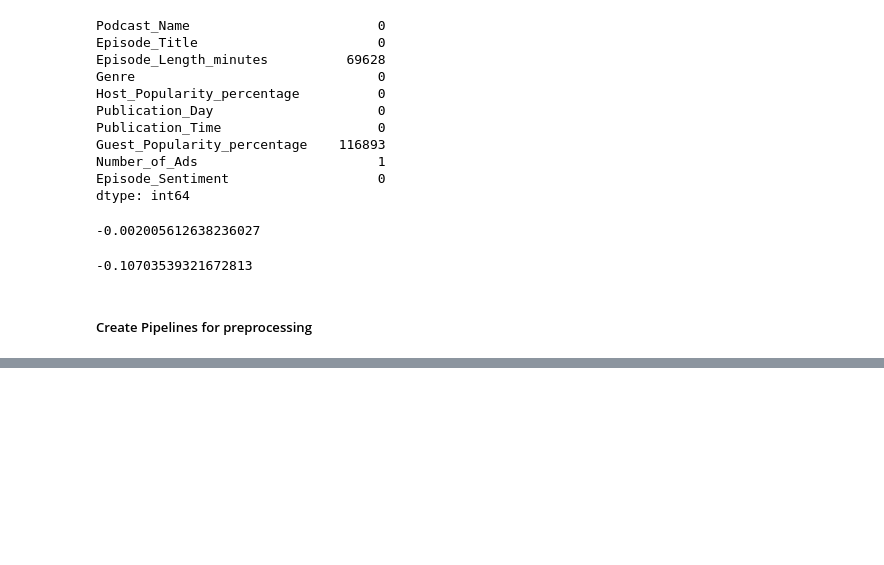
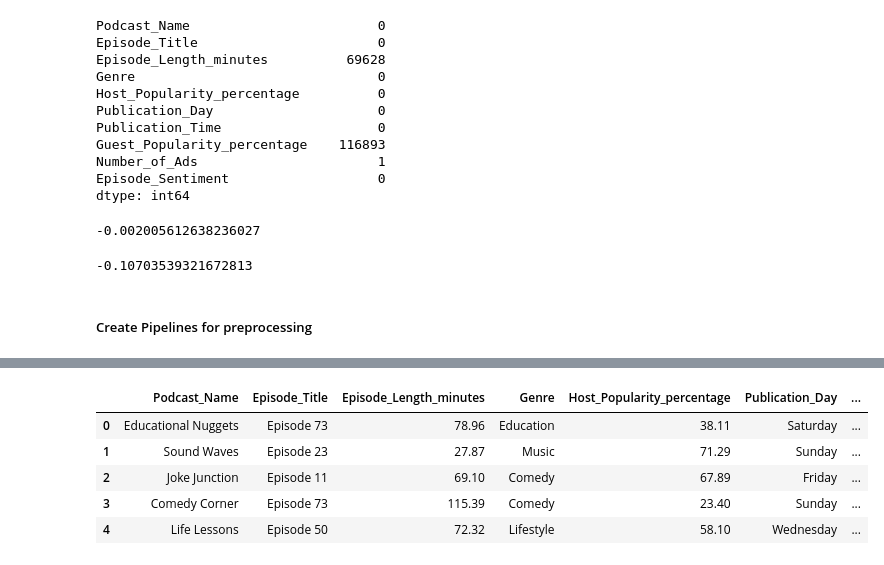
Before and after one commit to Fluuvys/Podcast-Listening-Time-Prediction, a Jupyter notebook: Podcast Listening Time.ipynb, the cells around one changed output, grey strips where cells are left out. Drawn from its saved outputs; the diff is of its cells as text; code cells hidden in the pictures; blank space fills up the shorter version.

```diff
--- a/Podcast Listening Time.ipynb
+++ b/Podcast Listening Time.ipynb
@@ -195,0 +324,12 @@ ord_transformer = Pipeline(steps= [("encoder", OrdinalEncoder())])
+# %%
+ids = test_df["id"]
+x_test_kaggle = test_df.drop("id", axis = 1)
+# %%
+x_test_kaggle.head()
+# %% [output]
+|  | Podcast_Name | Episode_Title | Episode_Length_minutes | Genre | Host_Popularity_percentage | Publication_Day | ... |
+| 0 | Educational Nuggets | Episode 73 | 78.96 | Education | 38.11 | Saturday | ... |
+| 1 | Sound Waves | Episode 23 | 27.87 | Music | 71.29 | Sunday | ... |
+| 2 | Joke Junction | Episode 11 | 69.10 | Comedy | 67.89 | Friday | ... |
+| 3 | Comedy Corner | Episode 73 | 115.39 | Comedy | 23.40 | Sunday | ... |
+| 4 | Life Lessons | Episode 50 | 72.32 | Lifestyle | 58.10 | Wednesday | ... |
```
Also changed, not shown: parts of 22 cells of this notebook, 3 other files.
